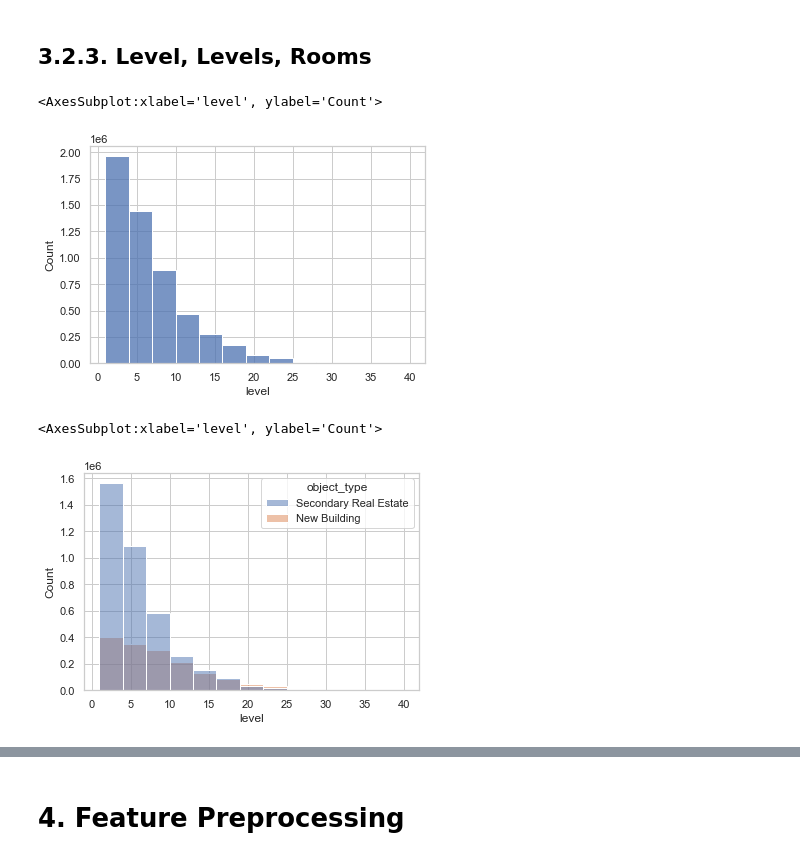
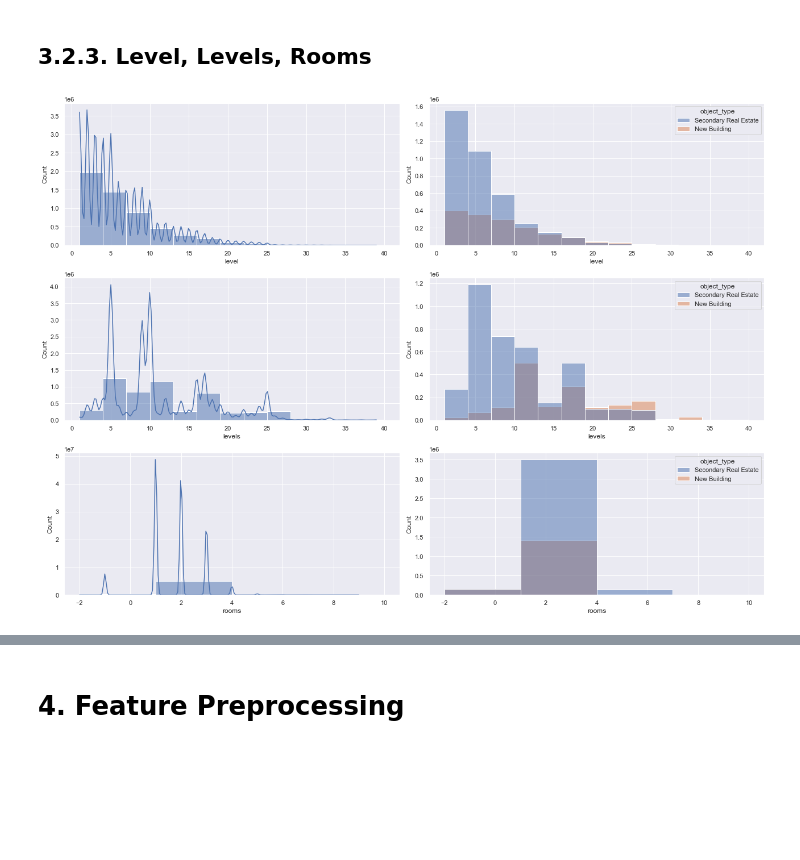
Before and after one commit to danielbeltsazar99/My-Mini-Projects, a Jupyter notebook: Data Science Projects/Regression/Real Estate Price Prediction/Real Estate Price Prediction.ipynb, the cells around one changed output, grey strips where cells are left out. Cells and saved outputs as stored; diff of their text form; code cells hidden in the pictures; blank space fills up the shorter version.

```diff
--- a/Data Science Projects/Regression/Real Estate Price Prediction/Real Estate Price Prediction.ipynb
+++ b/Data Science Projects/Regression/Real Estate Price Prediction/Real Estate Price Prediction.ipynb
@@ -395,7 +397,3 @@ sns.catplot(x='building_type',hue='Price Binning',data=df_real,kind="count",heig
 <seaborn.axisgrid.FacetGrid at 0x...>
 <Figure size 1080x576 with 0 Axes>
 [figure]
-# %%
-sns.set_theme(style='whitegrid')
-plt.figure(figsize=(15,8))
-sns.catplot(x='building_type',hue='rooms',data=df_real,kind="count",height=8, aspect=1.5)
@@ -405,0 +400,4 @@ sns.catplot(x='building_type',hue='rooms',data=df_real,kind="count",height=8, as
+# %%
+sns.set()
+plt.figure(figsize=(15,8))
+sns.stripplot(x='building_type',y='price (Million)',data=df_real)
@@ -438,12 +439,15 @@ sns.catplot(x='object_type',hue='building_type',data=df_real,kind="count",height
 # %% [markdown]
 ## 3.2.3. Level, Levels, Rooms
 # %%
-sns.histplot(data=df_real, x="level",binwidth=3)
+sns.set()
+sns.set(rc = {'figure.figsize':(18,13)})
+fig,axes = plt.subplots(3,2)
+sns.histplot(data=df_real, x="level",binwidth=3,kde=True,ax=axes[0,0])
+sns.histplot(data=df_real, x="level",binwidth=3,hue='object_type',ax=axes[0,1])
+sns.histplot(data=df_real, x="levels",binwidth=3,kde=True,ax=axes[1,0])
+sns.histplot(data=df_real, x="levels",binwidth=3,hue='object_type',ax=axes[1,1])
+sns.histplot(data=df_real, x="rooms",binwidth=3,kde=True,ax=axes[2,0])
+sns.histplot(data=df_real, x="rooms",binwidth=3,hue='object_type',ax=axes[2,1])
+fig.tight_layout()
 # %% [output]
-<AxesSubplot:xlabel='level', ylabel='Count'>
-[figure, old version]
+[figure, new version]
-# %%
-sns.histplot(data=df_real, x="level",binwidth=3,hue='object_type')
-# %% [output]
-<AxesSubplot:xlabel='level', ylabel='Count'>
-[figure, removed]
```
Also changed, not shown: parts of 18 cells of this notebook, 1 other file.
